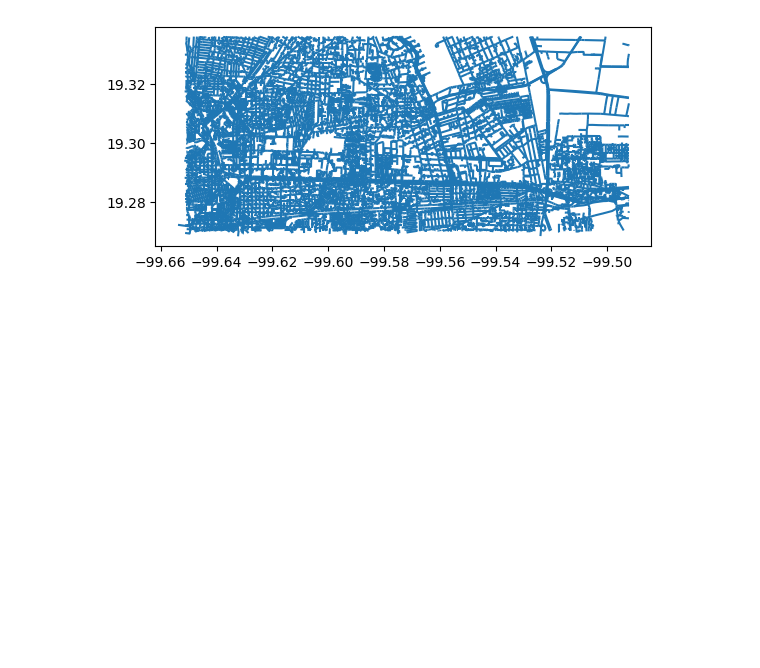
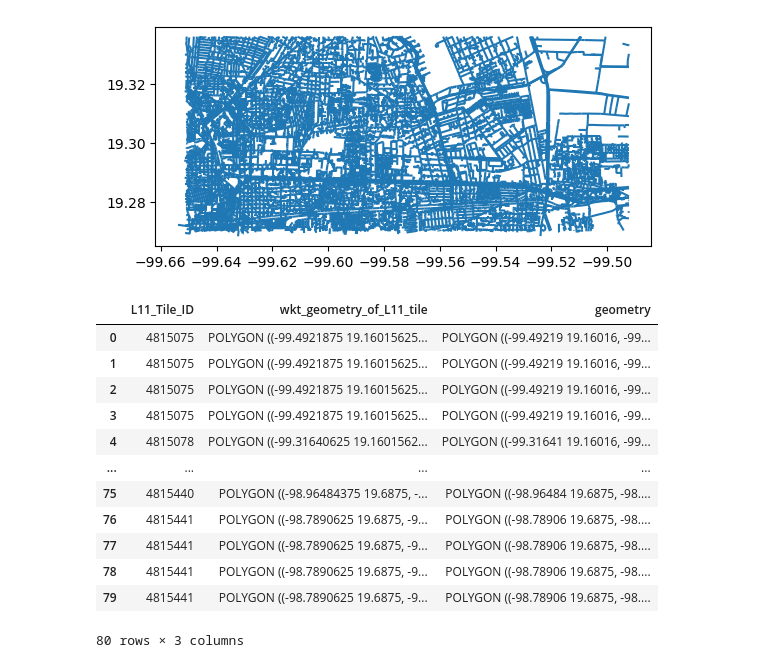
Before and after one commit to KarlaMun/Here-Hackaton, a Jupyter notebook: eda2.ipynb, the cells around one changed output. Drawn from its saved outputs; the diff is of its cells as text; code cells hidden in the pictures; blank space fills up the shorter version.

```diff
--- a/eda2.ipynb
+++ b/eda2.ipynb
@@ -57,3 +57,22 @@ names.plot()
 <Axes: >
 [figure]
 [figure]
+# %%
+# Analyze Tiles dataframe
+tiles = gpd.read_file('data\HERE_L11_Tiles.geojson')
+# %%
+tiles
+# %% [output]
+|  | L11_Tile_ID | wkt_geometry_of_L11_tile | geometry |
+| 0 | 4815075 | POLYGON ((-99.4921875 19.16015625... | POLYGON ((-99.49219 19.16016, -99... |
+| 1 | 4815075 | POLYGON ((-99.4921875 19.16015625... | POLYGON ((-99.49219 19.16016, -99... |
+| 2 | 4815075 | POLYGON ((-99.4921875 19.16015625... | POLYGON ((-99.49219 19.16016, -99... |
+| 3 | 4815075 | POLYGON ((-99.4921875 19.16015625... | POLYGON ((-99.49219 19.16016, -99... |
+| 4 | 4815078 | POLYGON ((-99.31640625 19.1601562... | POLYGON ((-99.31641 19.16016, -99... |
+| ... | ... | ... | ... |
+| 75 | 4815440 | POLYGON ((-98.96484375 19.6875, -... | POLYGON ((-98.96484 19.6875, -98.... |
+| 76 | 4815441 | POLYGON ((-98.7890625 19.6875, -9... | POLYGON ((-98.78906 19.6875, -98.... |
+| 77 | 4815441 | POLYGON ((-98.7890625 19.6875, -9... | POLYGON ((-98.78906 19.6875, -98.... |
+| 78 | 4815441 | POLYGON ((-98.7890625 19.6875, -9... | POLYGON ((-98.78906 19.6875, -98.... |
+| 79 | 4815441 | POLYGON ((-98.7890625 19.6875, -9... | POLYGON ((-98.78906 19.6875, -98.... |
+80 rows × 3 columns
```
Also changed, not shown: parts of 3 cells of this notebook.
